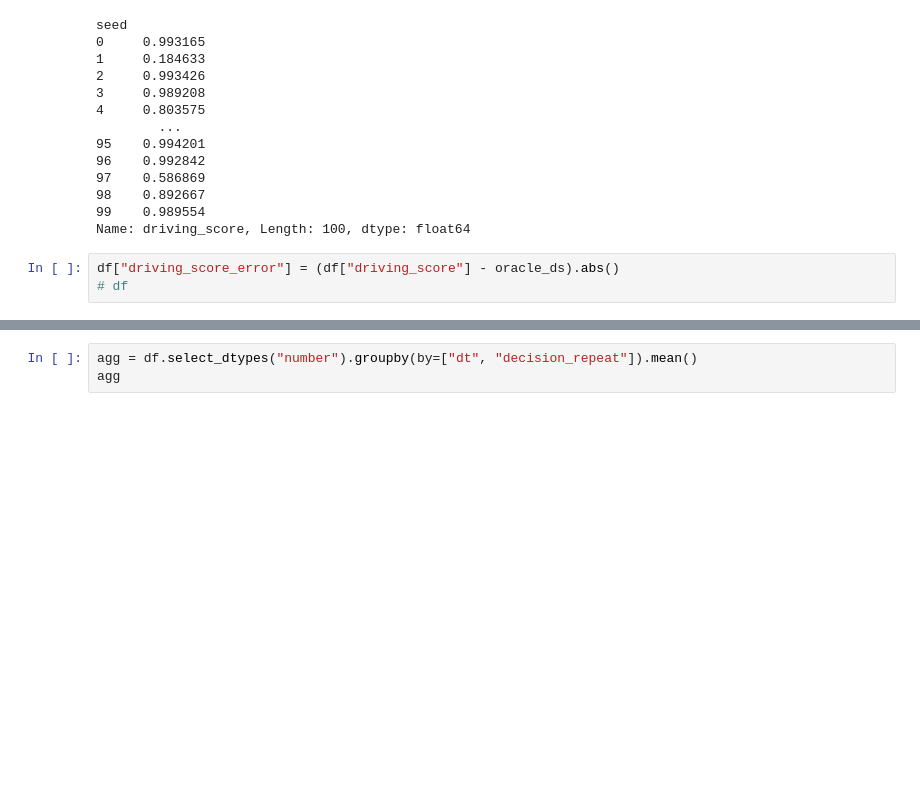
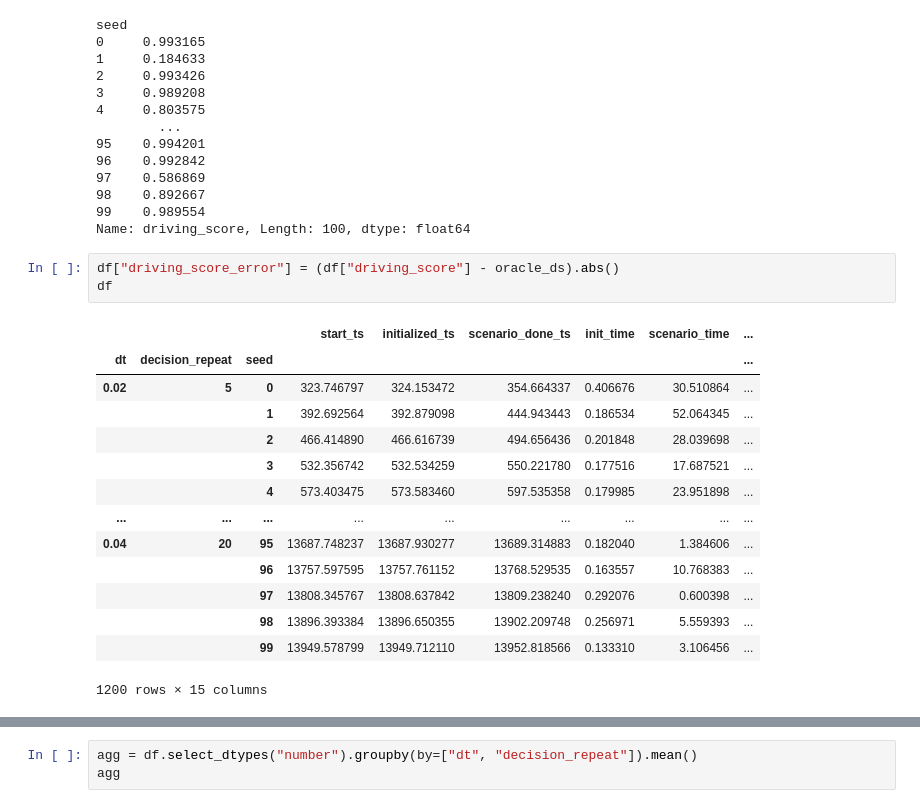
Before and after one commit to olek-osikowicz/metadrive, a Jupyter notebook: olek/analyze_rq1_rq2.ipynb, the cells around one changed output, grey strips where cells are left out. Drawn from its saved outputs; the diff is of its cells as text; blank space fills up the shorter version.

```diff
--- a/olek/analyze_rq1_rq2.ipynb
+++ b/olek/analyze_rq1_rq2.ipynb
@@ -123,4 +125,19 @@ seed
 Name: driving_score, Length: 100, dtype: float64
 # %%
 df["driving_score_error"] = (df["driving_score"] - oracle_ds).abs()
-# df
+df
+# %% [output]
+|  |  |  | start_ts | initialized_ts | scenario_done_ts | init_time | scenario_time | ... |
+| dt | decision_repeat | seed |  |  |  |  |  | ... |
+| 0.02 | 5 | 0 | 323.746797 | 324.153472 | 354.664337 | 0.406676 | 30.510864 | ... |
+|  |  | 1 | 392.692564 | 392.879098 | 444.943443 | 0.186534 | 52.064345 | ... |
+|  |  | 2 | 466.414890 | 466.616739 | 494.656436 | 0.201848 | 28.039698 | ... |
+|  |  | 3 | 532.356742 | 532.534259 | 550.221780 | 0.177516 | 17.687521 | ... |
+|  |  | 4 | 573.403475 | 573.583460 | 597.535358 | 0.179985 | 23.951898 | ... |
+| ... | ... | ... | ... | ... | ... | ... | ... | ... |
+| 0.04 | 20 | 95 | 13687.748237 | 13687.930277 | 13689.314883 | 0.182040 | 1.384606 | ... |
+|  |  | 96 | 13757.597595 | 13757.761152 | 13768.529535 | 0.163557 | 10.768383 | ... |
+|  |  | 97 | 13808.345767 | 13808.637842 | 13809.238240 | 0.292076 | 0.600398 | ... |
+|  |  | 98 | 13896.393384 | 13896.650355 | 13902.209748 | 0.256971 | 5.559393 | ... |
+|  |  | 99 | 13949.578799 | 13949.712110 | 13952.818566 | 0.133310 | 3.106456 | ... |
+1200 rows × 15 columns
```
Also changed, not shown: parts of 10 cells of this notebook.
